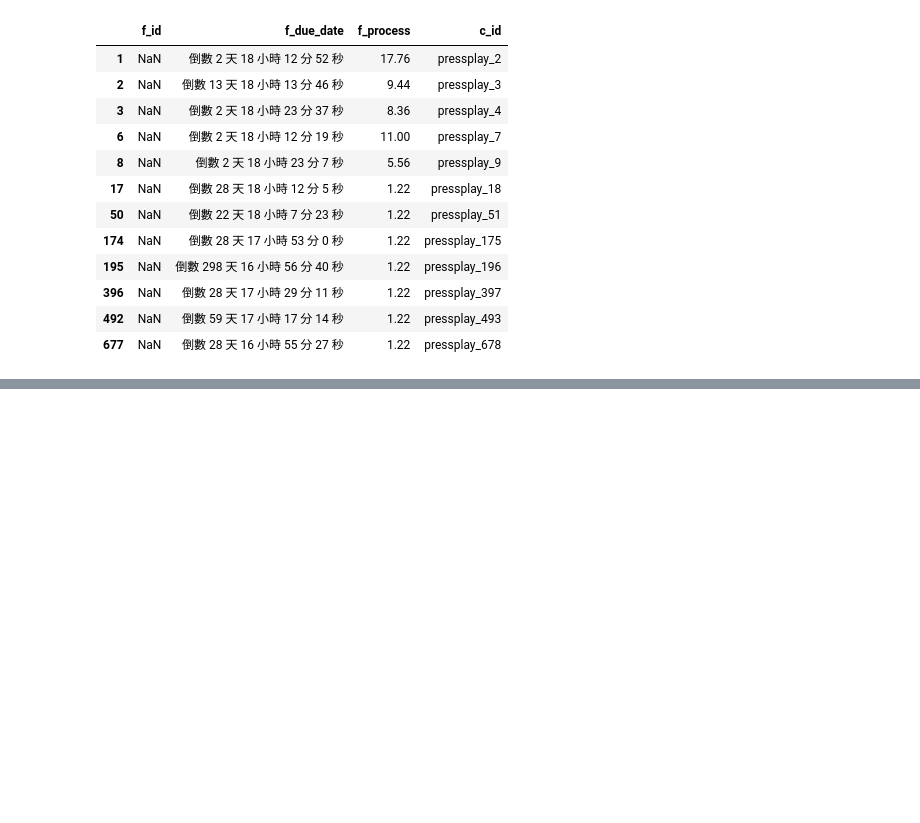
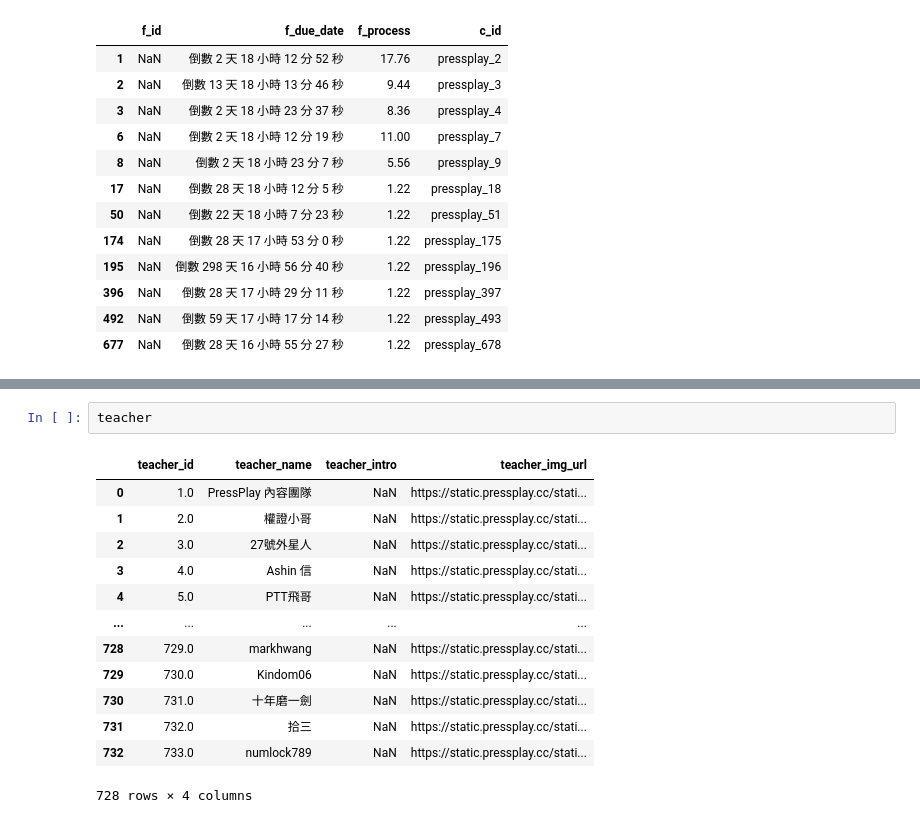
Before and after one commit to Isabelle1007/IM3008-DBProject, a Jupyter notebook: database/web-crawler/pressplay_1.ipynb, the cells around one changed output, grey strips where cells are left out. Cells and saved outputs as stored; diff of their text form; blank space fills up the shorter version.

```diff
--- a/database/web-crawler/pressplay_1.ipynb
+++ b/database/web-crawler/pressplay_1.ipynb
@@ -170,0 +254,16 @@ df_fundings
+# %%
+teacher
+# %% [output]
+|  | teacher_id | teacher_name | teacher_intro | teacher_img_url |
+| 0 | 1.0 | PressPlay 內容團隊 | NaN | https://static.pressplay.cc/stati... |
+| 1 | 2.0 | 權證小哥 | NaN | https://static.pressplay.cc/stati... |
+| 2 | 3.0 | 27號外星人 | NaN | https://static.pressplay.cc/stati... |
+| 3 | 4.0 | Ashin 信 | NaN | https://static.pressplay.cc/stati... |
+| 4 | 5.0 | PTT飛哥 | NaN | https://static.pressplay.cc/stati... |
+| ... | ... | ... | ... | ... |
+| 728 | 729.0 | markhwang | NaN | https://static.pressplay.cc/stati... |
+| 729 | 730.0 | Kindom06 | NaN | https://static.pressplay.cc/stati... |
+| 730 | 731.0 | 十年磨一劍 | NaN | https://static.pressplay.cc/stati... |
+| 731 | 732.0 | 拾三 | NaN | https://static.pressplay.cc/stati... |
+| 732 | 733.0 | numlock789 | NaN | https://static.pressplay.cc/stati... |
+728 rows × 4 columns
```
Also changed, not shown: parts of 12 cells of this notebook, 1 other file.
